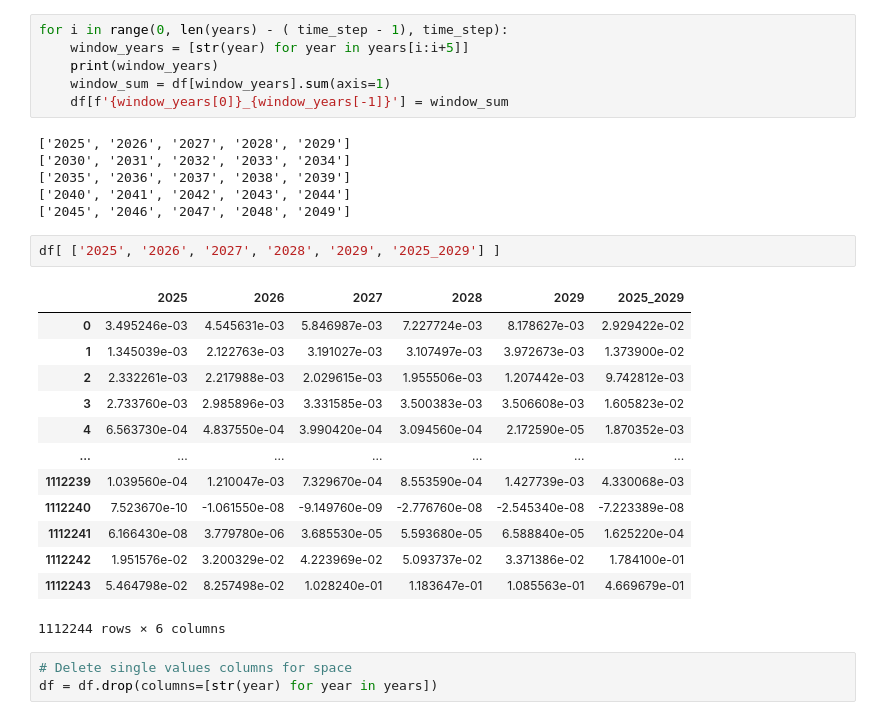
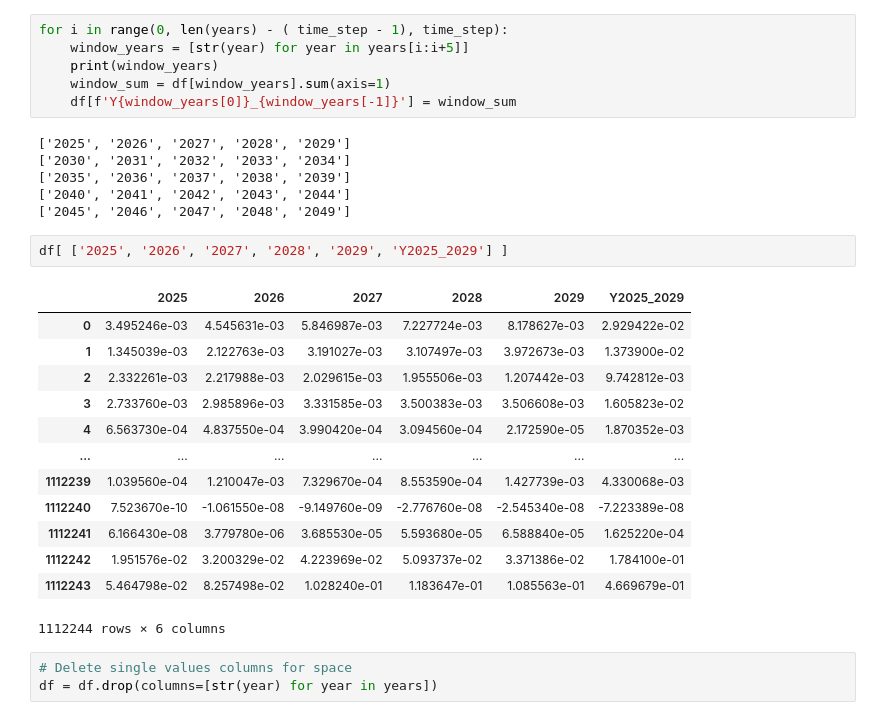
Before and after one commit to gwennan/CoBenefits, a Jupyter notebook: dataProcess.ipynb, the cells around one changed output. Drawn from its saved outputs; the diff is of its cells as text.

```diff
--- a/dataProcess.ipynb
+++ b/dataProcess.ipynb
@@ -287,7 +299,7 @@ for i in range(0, len(years) - ( time_step - 1), time_step):
     window_years = [str(year) for year in years[i:i+5]]
     print(window_years)
     window_sum = df[window_years].sum(axis=1)
-    df[f'{window_years[0]}_{window_years[-1]}'] = window_sum
+    df[f'Y{window_years[0]}_{window_years[-1]}'] = window_sum
 # %% [output]
 ['2025', '2026', '2027', '2028', '2029']
 ['2030', '2031', '2032', '2033', '2034']
@@ -295,9 +307,9 @@ for i in range(0, len(years) - ( time_step - 1), time_step):
 ['2040', '2041', '2042', '2043', '2044']
 ['2045', '2046', '2047', '2048', '2049']
 # %%
-df[ ['2025', '2026', '2027', '2028', '2029', '2025_2029'] ]
+df[ ['2025', '2026', '2027', '2028', '2029', 'Y2025_2029'] ]
 # %% [output]
-|  | 2025 | 2026 | 2027 | 2028 | 2029 | 2025_2029 |
+|  | 2025 | 2026 | 2027 | 2028 | 2029 | Y2025_2029 |
 | 0 | 3.495246e-03 | 4.545631e-03 | 5.846987e-03 | 7.227724e-03 | 8.178627e-03 | 2.929422e-02 |
 | 1 | 1.345039e-03 | 2.122763e-03 | 3.191027e-03 | 3.107497e-03 | 3.972673e-03 | 1.373900e-02 |
 | 2 | 2.332261e-03 | 2.217988e-03 | 2.029615e-03 | 1.955506e-03 | 1.207442e-03 | 9.742812e-03 |
```
Also changed, not shown: parts of 12 cells of this notebook, 5 other files.
